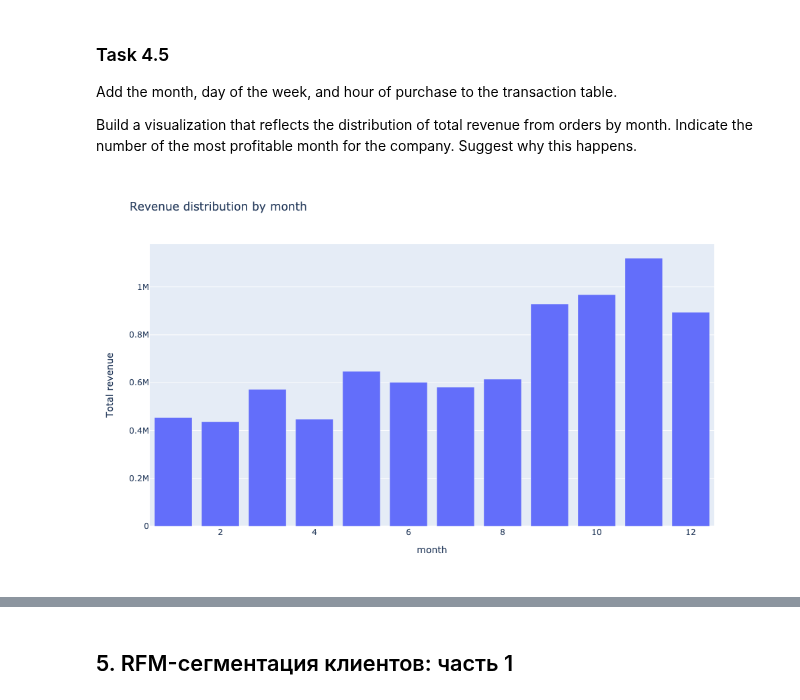
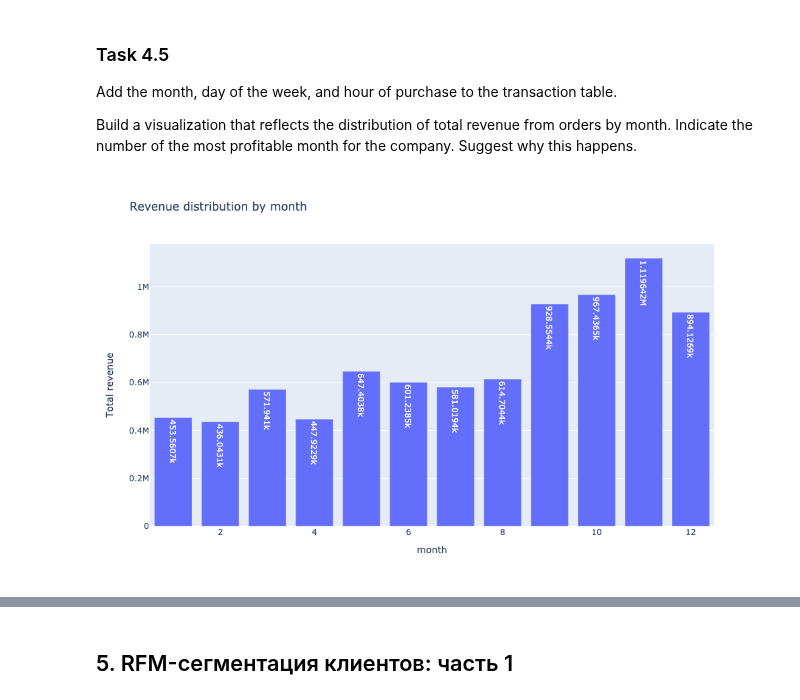
Before and after one commit to helios12/DataScienceProjects, a Jupyter notebook: projects/project-6/Project-6.Customer_segmentation.ipynb, the cells around one changed output, grey strips where cells are left out. Saved outputs shown, nothing was run; the diff lists cells and outputs as text; code cells hidden in the pictures.

```diff
--- a/projects/project-6/Project-6.Customer_segmentation.ipynb
+++ b/projects/project-6/Project-6.Customer_segmentation.ipynb
@@ -632,26 +632,24 @@ Build a visualization that reflects the distribution of total revenue from order
 # %%
 data['month'] = data['InvoiceDate'].dt.month
 data['day_of_week'] = data['InvoiceDate'].dt.day_of_week
 data['hour'] = data['InvoiceDate'].dt.hour
 
 data_month = (
     data.groupby('month', as_index=False)['total_price']
     .agg('sum')
-    .sort_values('total_price', ascending=False)
 )
-
-
 
 fig = px.bar(
     data_month,
     x='month',
     y='total_price',
     width=1000,
     height=600,
-    title='Revenue distribution by month'
+    title='Revenue distribution by month',
+    text_auto=True
 ).update_layout(
     yaxis_title='Total revenue'
 )
 fig.show('png')
 # %% [output]
-[figure, old version]
+[figure, new version]
```
Also changed, not shown: parts of 9 cells of this notebook.
